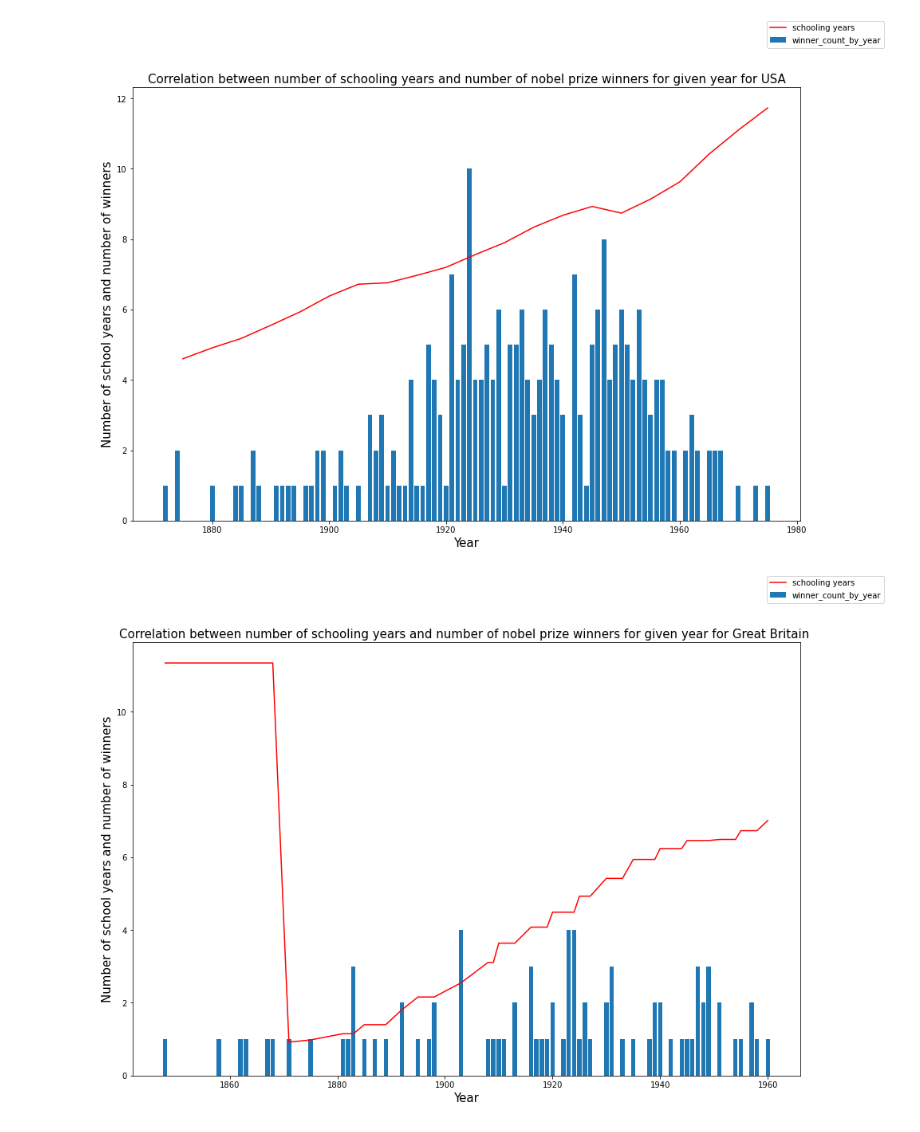
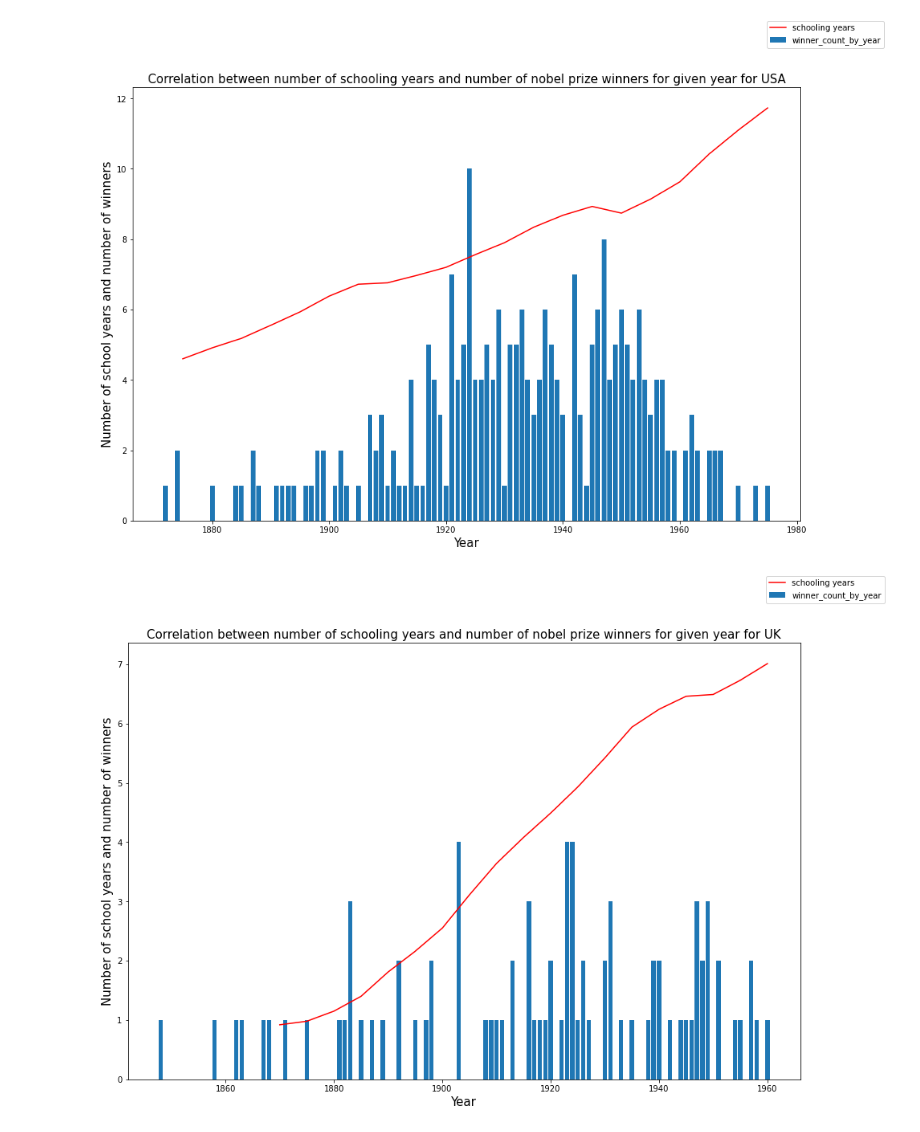
Before and after one commit to arturmusin47/nobel_prize_and_schooling, a Jupyter notebook: EDA.ipynb, the cells around one changed output. Cells and saved outputs as stored; diff of their text form; code cells hidden in the pictures.

```diff
--- a/EDA.ipynb
+++ b/EDA.ipynb
@@ -565,28 +560,31 @@ fig.legend(labels = ('schooling years','winner_count_by_year'), loc='upper right
 plt.savefig('Correlation between schooling and winners USA.png')
 # %% [output]
 [figure]
+# %%
+#GBR data filter for Correlation
+gdp_schooling_UK=gdp_schooling[(gdp_schooling.CODE=='GBR') & (gdp_schooling['Total years of schooling (Lee-Lee (2016))'].notnull())].sort_values(by='Year')
+max_year_UK=merged_for_code['Year of schooling start of winner'][merged_for_code.CODE=='GBR'].max()
+min_year_UK=merged_for_code['Year of schooling start of winner'][merged_for_code.CODE=='GBR'].min()
+min_year_UK, max_year_UK
+final_school_df_UK=gdp_schooling_UK[(gdp_schooling_UK.Year>=min_year_UK) & (gdp_schooling_UK.Year<=max_year_UK)].sort_values(by='Year')
+# merged_for_code
+
+winner_count_by_year_UK=merged_for_code[merged_for_code.CODE=='GBR'].groupby('Year of schooling start of winner').count()['fullName']
 # %%
 #Correlation between number of schooling years and number of nobel prize winners for given year for UK
-final_df_USA=final_df[final_df.CODE=='GBR']
-winner_count_by_year=final_df_USA.groupby(by='Year').count()['fullName']
-winner_count_by_year
-# fig = plt.figure(figsize=(15,10))
 fig, ax = plt.subplots(figsize=(15,10))
-plt.plot(final_df_USA.Year, final_df_USA['Total years of schooling (Lee-Lee (2016))'], color='red')
-plt.bar(winner_count_by_year.index, winner_count_by_year)
+plt.plot(final_school_df_UK.Year, final_school_df_UK['Total years of schooling (Lee-Lee (2016))'], color='red')
+plt.bar(winner_count_by_year_UK.index, winner_count_by_year_UK)
 
-plt.title('Correlation between number of schooling years and number of nobel prize winners for given year for Great Britain ',fontsize=15)
+plt.title('Correlation between number of schooling years and number of nobel prize winners for given year for UK',fontsize=15)
 ax.set_xlabel('Year',fontsize=15)
 ax.set_ylabel('Number of school years and number of winners',fontsize=15)
 fig.legend(labels = ('schooling years','winner_count_by_year'), loc='upper right')
-#ax=final_df_USA.plot(x='Year',y='Total years of schooling (Lee-Lee (2016))',kind='line', colormap='coolwarm', figsize=(15,10), title='Total years of Schooling in timerange')
-#final_df_USA.groupby(by='Year').count()['fullName'].plot(x='Year',y='fullName',kind='bar',ax=ax, colormap='coolwarm', figsize=(15,10), title='Number of winner per year')
-# final_df_USA.groupby(by='Year').plot(x='Year',y='fullName',kind='line', colormap='coolwarm', figsize=(15,10), title='Number of winner per year')
-# final_df_USA.Groupby(plot(x='Year',y='Total years of schooling (Lee-Lee (2016))',kind='line', colormap='coolwarm', figsize=(15,10), title='Total years of Schooling in timerange')
+
 plt.show()
-# plt.savefig('Correlation between schooling and winners USA.png')
+# plt.savefig('Correlation between schooling and winners UK.png')
 # %% [output]
-[figure, old version]
+[figure, new version]
 # %%
 #US Only
 gdp_schooling_US=gdp_schooling[gdp_schooling.Entity=='United States']
```
Also changed, not shown: parts of 2 cells of this notebook, 1 other file.
